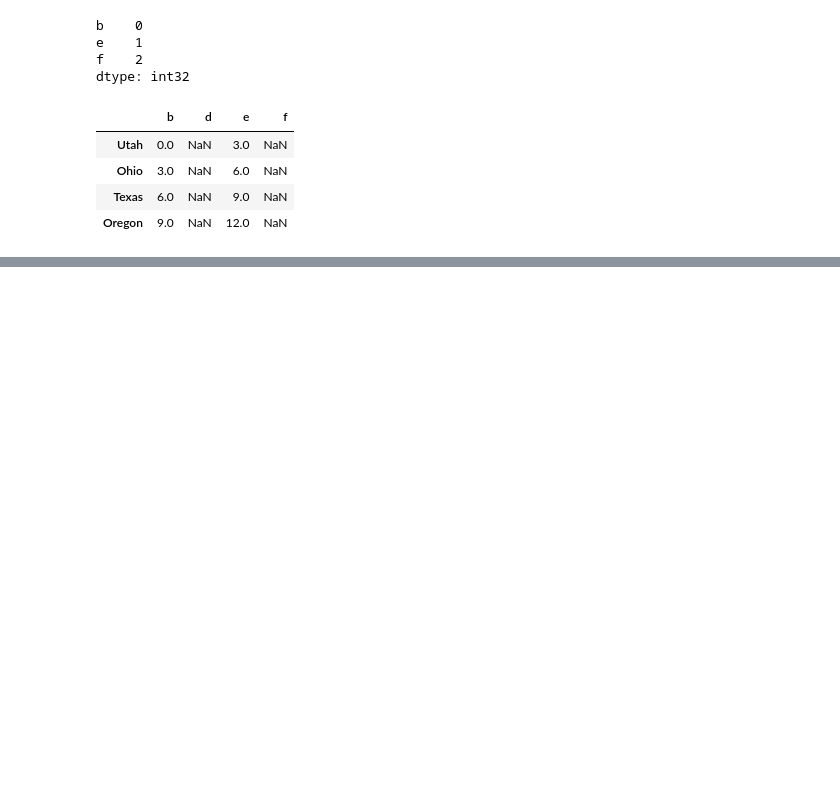
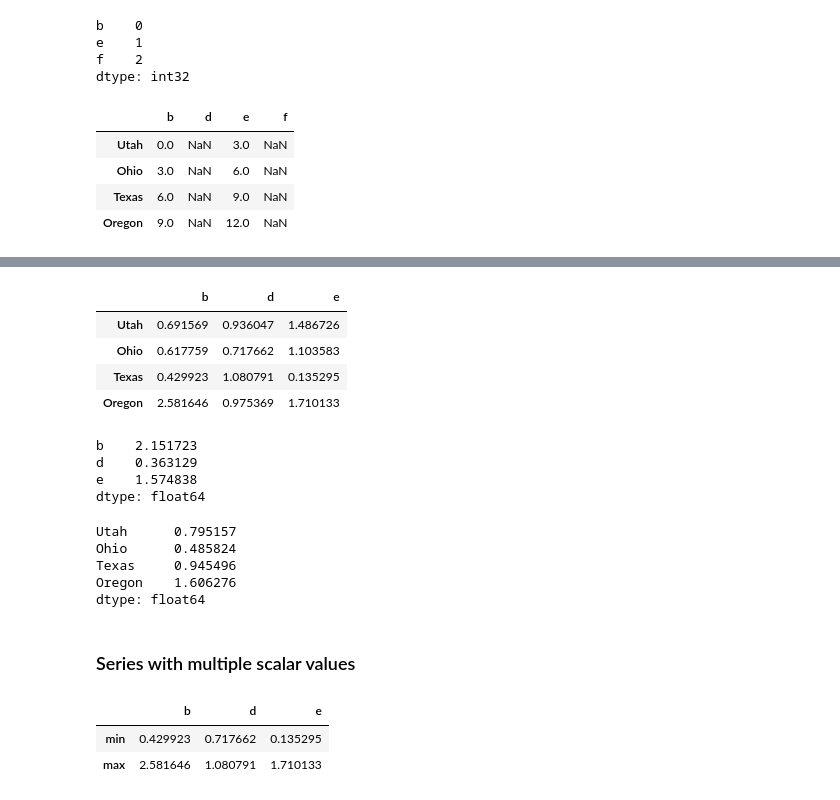
Before and after one commit to huzaifabaloch/Modules, a Jupyter notebook: Getting_Started_With_Pandas/Pandas Basics.ipynb, the cells around one changed output, grey strips where cells are left out. Drawn from its saved outputs; the diff is of its cells as text; code cells hidden in the pictures; blank space fills up the shorter version.

```diff
--- a/Getting_Started_With_Pandas/Pandas Basics.ipynb
+++ b/Getting_Started_With_Pandas/Pandas Basics.ipynb
@@ -1044,0 +1057,9 @@ frame + series2
+# %%
+frame = np.abs(frame)
+frame
+# %% [output]
+|  | b | d | e |
+| Utah | 0.691569 | 0.936047 | 1.486726 |
+| Ohio | 0.617759 | 0.717662 | 1.103583 |
+| Texas | 0.429923 | 1.080791 | 0.135295 |
+| Oregon | 2.581646 | 0.975369 | 1.710133 |
@@ -1044,0 +1068,17 @@ frame + series2
+# %%
+frame.apply(f)
+# %% [output]
+b    2.151723
+d    0.363129
+e    1.574838
+dtype: float64
+# %%
+frame.apply(f, axis=1)
+# %% [output]
+Utah      0.795157
+Ohio      0.485824
+Texas     0.945496
+Oregon    1.606276
+dtype: float64
+# %% [markdown]
+### Series with multiple scalar values
@@ -1044,0 +1088,6 @@ frame + series2
+# %%
+frame.apply(f)
+# %% [output]
+|  | b | d | e |
+| min | 0.429923 | 0.717662 | 0.135295 |
+| max | 2.581646 | 1.080791 | 1.710133 |
```
Also changed, not shown: parts of 11 cells of this notebook.
